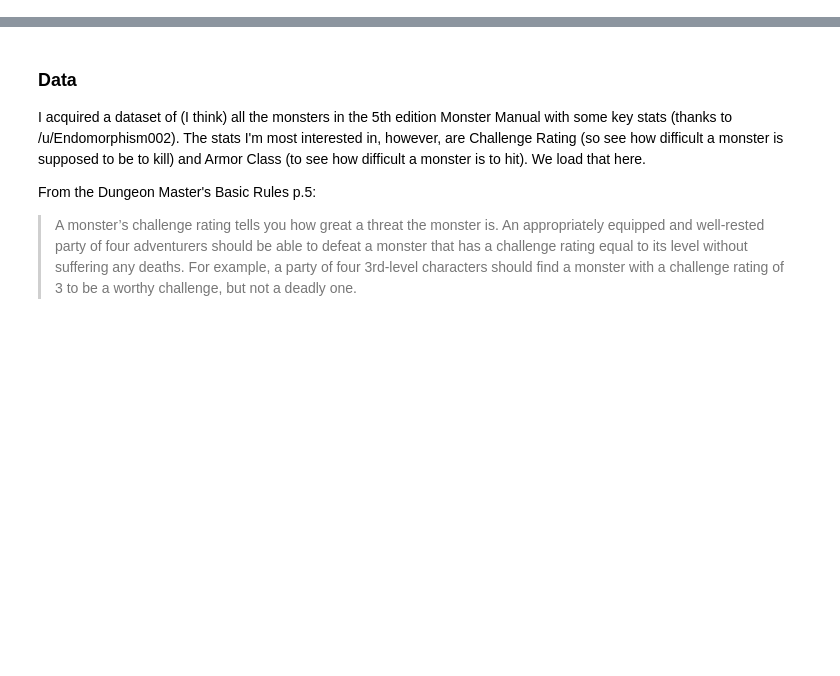
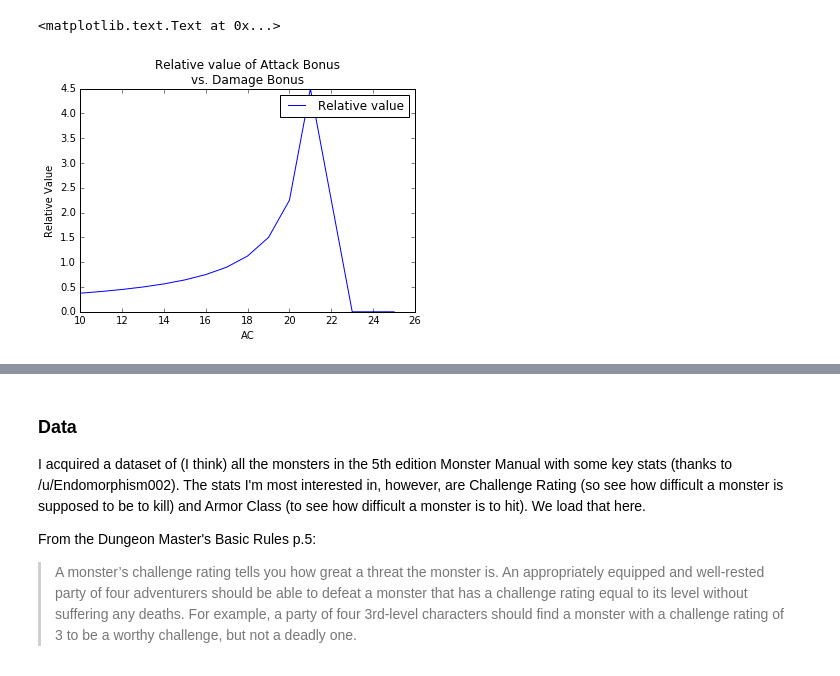
Before and after one commit to dails08/cobra-eligible, a Jupyter notebook: Dungeons and Data.ipynb, the cells around one changed output, grey strips where cells are left out. Cells and saved outputs as stored; diff of their text form; code cells hidden in the pictures; blank space fills up the shorter version.

```diff
--- a/Dungeons and Data.ipynb
+++ b/Dungeons and Data.ipynb
@@ -8,0 +174,13 @@ Having played for several years since the release of 3rd edition I find myself p
+# %%
+relative_value = []
+for dBonus, aBonus, nBonus in zip(e_damage_bonus, e_attack_bonus, e_no_bonus):
+    relative_value.append((aBonus - nBonus)/(dBonus - nBonus))
+# %%
+plt.plot(ACs, relative_value, label = "Relative value")
+plt.legend()
+plt.title("Relative value of Attack Bonus\nvs. Damage Bonus")
+plt.xlabel("AC")
+plt.ylabel("Relative Value")
+# %% [output]
+<matplotlib.text.Text at 0x...>
+[figure, added]
```
Also changed, not shown: parts of 29 cells of this notebook.
